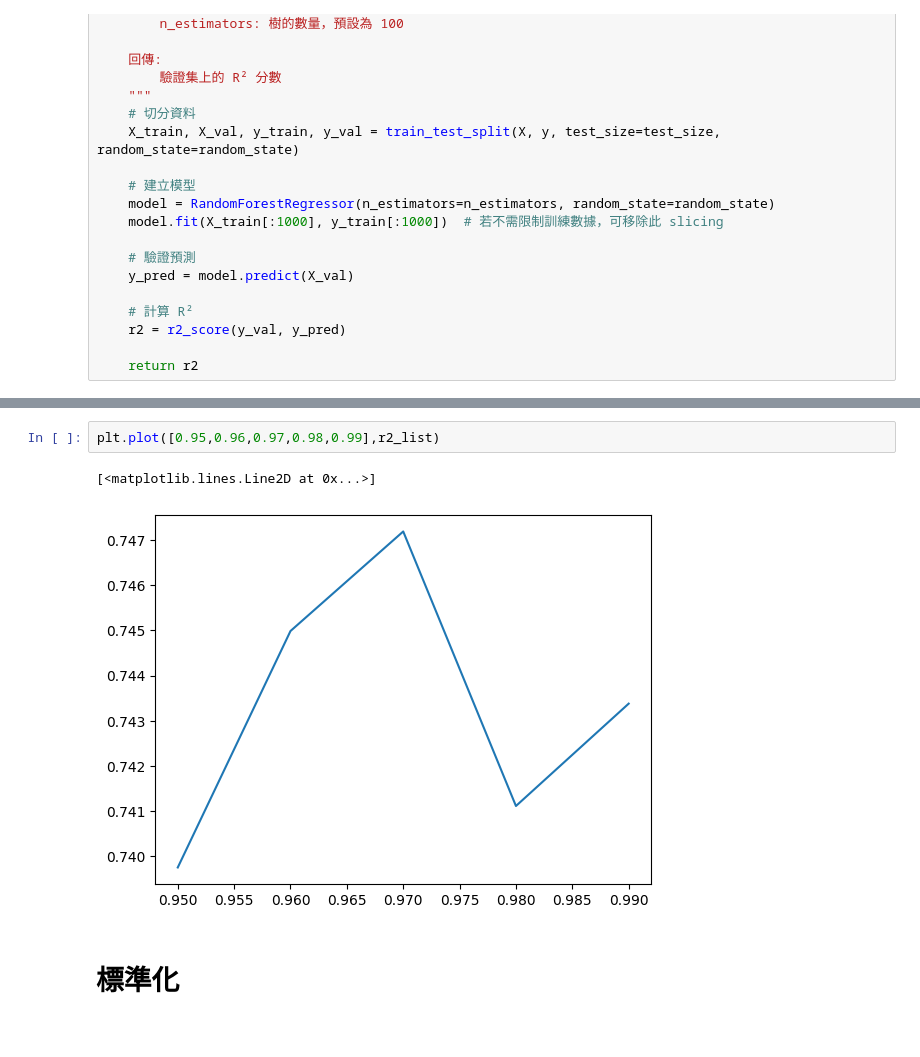
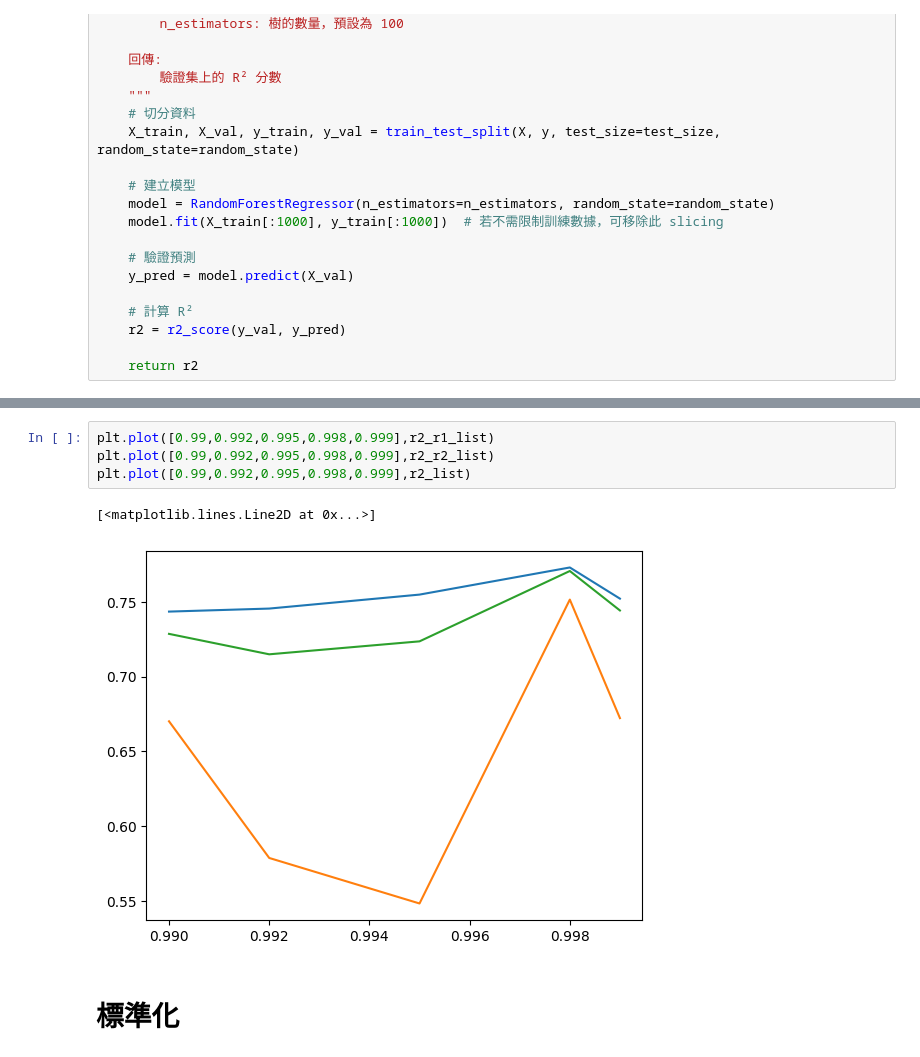
Before and after one commit to skywalker0803r/CFB, a Jupyter notebook: 特徵篩選後建模_尋找卡方分布y1.ipynb, the cells around one changed output, grey strips where cells are left out. Cells and saved outputs as stored; diff of their text form.

```diff
--- a/特徵篩選後建模_尋找卡方分布y1.ipynb
+++ b/特徵篩選後建模_尋找卡方分布y1.ipynb
@@ -178,8 +177,10 @@ plt.plot(r2_list)
-# %%
-plt.plot([0.95,0.96,0.97,0.98,0.99],r2_list)
-# %% [output]
-[<matplotlib.lines.Line2D at 0x...>]
-[figure, removed]
+# %%
+plt.plot([0.99,0.992,0.995,0.998,0.999],r2_r1_list)
+plt.plot([0.99,0.992,0.995,0.998,0.999],r2_r2_list)
+plt.plot([0.99,0.992,0.995,0.998,0.999],r2_list)
+# %% [output]
+[<matplotlib.lines.Line2D at 0x...>]
+[figure, added]
 # %% [markdown]
 # 標準化
 # %%
```
Also changed, not shown: parts of 2 cells of this notebook.
